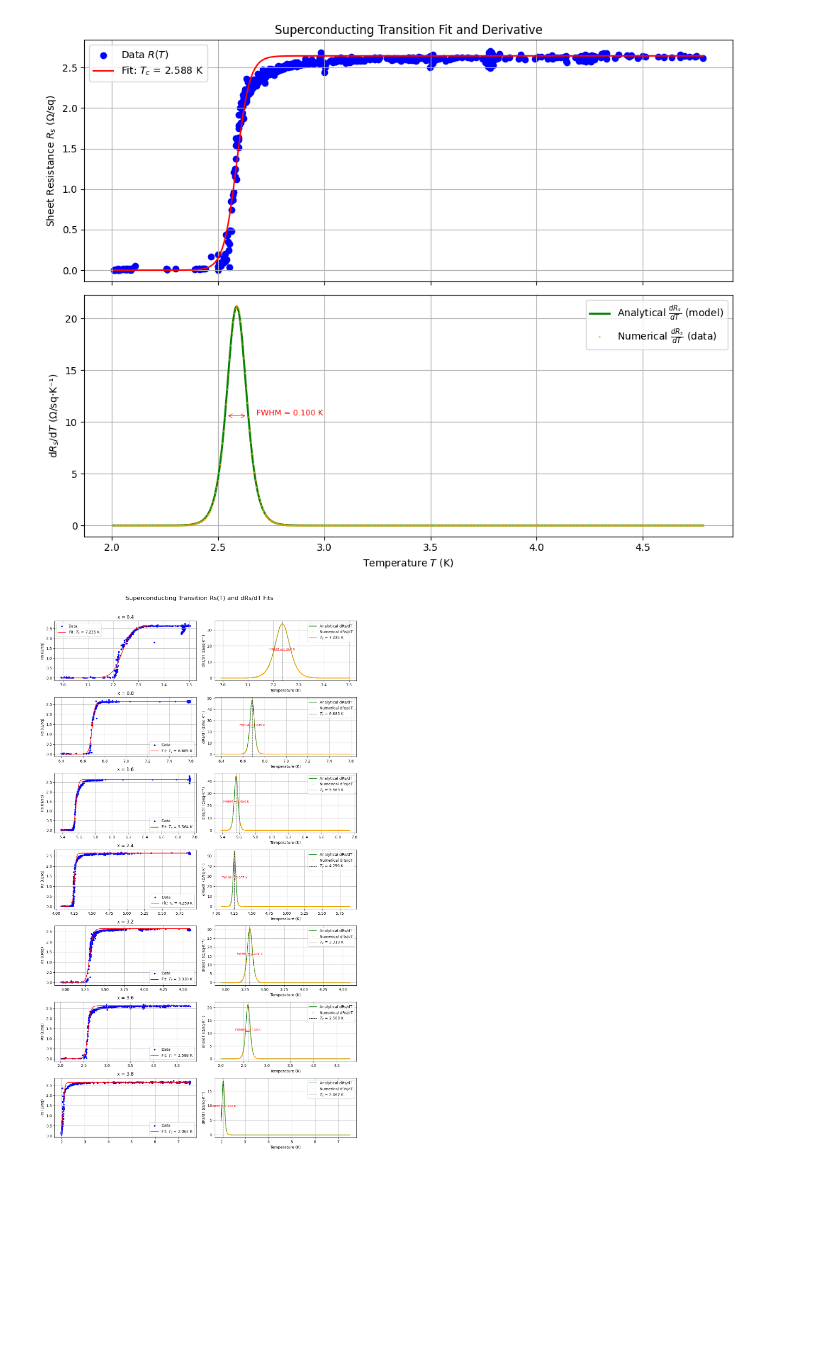
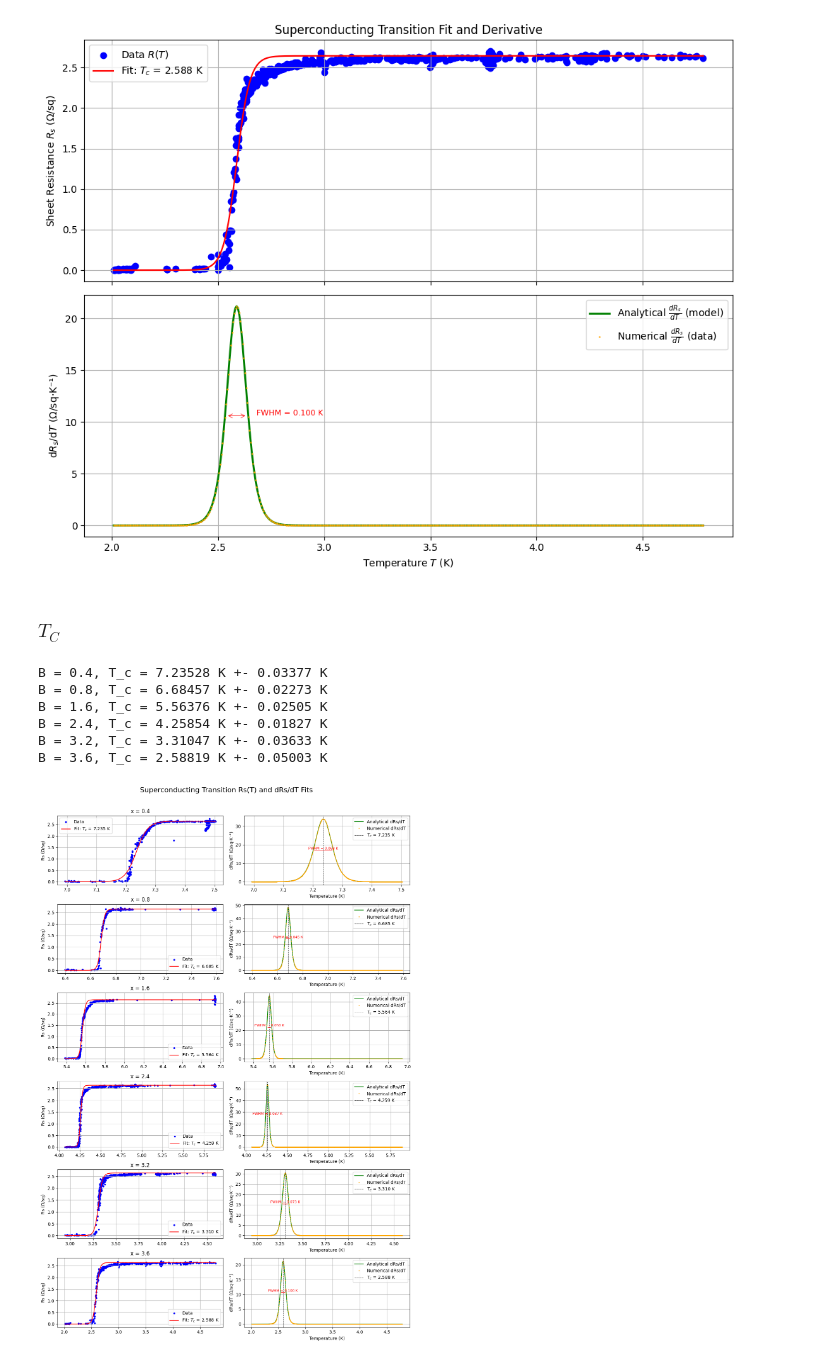
Before and after one commit to gamberoillecito/Nb-Characterization, a Jupyter notebook: SUPERCONDUCTIVITY/SC.ipynb, the cells around one changed output. Drawn from its saved outputs; the diff is of its cells as text; code cells hidden in the pictures; blank space fills up the shorter version.

```diff
--- a/SUPERCONDUCTIVITY/SC.ipynb
+++ b/SUPERCONDUCTIVITY/SC.ipynb
@@ -261,7 +261,7 @@ for i, x in enumerate(B_vals):
     Tf_interpolated = interp_func(R_norm_plot_grid)
 
     # Plot the interpolated curve: x-axis is Tf_interpolated, y-axis is R_norm_plot_grid
-    ax_r.plot(Tf_interpolated, R_norm_plot_grid, color='red', linestyle='-', linewidth=2, label="Linear Interpolation")
+    #ax_r.plot(Tf_interpolated, R_norm_plot_grid, color='red', linestyle='-', linewidth=2, label="Linear Interpolation")
     ax_r.scatter(Tf, R_norm, color='blue', s=10, label="Data")
     ax_r.axhline(y=threshold_10, color='r', linestyle='--', alpha=0.7, label='10%')
     ax_r.axhline(y=threshold_50, color='g', linestyle='--', alpha=0.7, label='50%')
@@ -939,9 +1233,26 @@ plt.tight_layout()
 plt.show()
 # %% [output]
 [figure]
+# %% [markdown]
+### $T_C$
 # %%
+from scipy.optimize import curve_fit
+
+Rho_0 = 2.6427
+
+Tc_vals_FD = []
+Tc_uncertainties_FD = []
+
+# Fermi-Dirac like function for superconducting transition
+def FD_model(T, T_c, delta_T):
+    return Rho_0 / (1 + np.exp(-(T - T_c) / delta_T))
+
+def dR_dT_FD(T, T_c, delta_T):
+    exp_term = np.exp(-(T - T_c) / delta_T)
+    return (Rho_0 / delta_T) * (exp_term / (1 + exp_term)**2)
+
 # --- X values from your original dataset names ---
-x_vals = [0.4, 0.8, 1.6, 2.4, 3.2, 3.6, 3.8]
+x_vals = [0.4, 0.8, 1.6, 2.4, 3.2, 3.6]
 
 # --- Plotting ---
 fig, axs = plt.subplots(len(x_vals), 2, figsize=(12, 3 * len(x_vals)), sharex=False)
@@ -993,6 +1304,9 @@ for i, x in enumerate(x_vals):
     T_fwhm = Tf_valid[dRs_fit > half_max]
     FWHM = T_fwhm.max() - T_fwhm.min() if len(T_fwhm) > 1 else np.nan
 
+    Tc_vals_FD.append(T_c_fit)
+    Tc_uncertainties_FD.append(FWHM / 2)
+
     # --- Plot Rs(T) ---
     ax_r = axs[i, 0]
     ax_r.scatter(Tf_sorted, Rs_sorted, color='blue', s=10, label="Data")
@@ -1002,31 +1316,39 @@ for i, x in enumerate(x_vals):
     ax_r.legend()
     ax_r.grid(True)
 
     # --- Plot dRs/dT ---
     ax_d = axs[i, 1]
     ax_d.plot(Tf_valid, dRs_fit, label="Analytical dRs/dT", color='green')
     ax_d.plot(Tf_valid, dRs_numeric_valid, '.', label="Numerical dRs/dT", color='orange', markersize=2)
 
 
     filtered_data[f'T_{x}'] = [ T_c_fit, delta_T_fit]
 
     # Draw FWHM arrow
     ax_d.annotate(
         '',
         xy=(T_fwhm.min(), half_max),
         xytext=(T_fwhm.max(), half_max),
         arrowprops=dict(arrowstyle='-', color='red', linewidth=1)
     )
     ax_d.text((T_fwhm.min() + T_fwhm.max()) / 2, half_max + 0.1, f"FWHM = {FWHM:.3f} K",
               ha='center', va='bottom', fontsize=8, color='red')
 
     ax_d.axvline(T_c_fit, color='black', linestyle='--', linewidth=0.8, label=f"$T_c$ = {T_c_fit:.3f} K")
     ax_d.set_xlabel("Temperature (K)")
     ax_d.set_ylabel("dRs/dT (Ω/sq·K⁻¹)")
     ax_d.grid(True)
     ax_d.legend()
 
+    print(f"B = {x}, T_c = {T_c_fit:.5f} K +- {FWHM/2:.5f} K")
+
 plt.tight_layout(rect=[0, 0, 1, 0.97])
 plt.show()
 # %% [output]
+B = 0.4, T_c = 7.23528 K +- 0.03377 K
+B = 0.8, T_c = 6.68457 K +- 0.02273 K
+B = 1.6, T_c = 5.56376 K +- 0.02505 K
+B = 2.4, T_c = 4.25854 K +- 0.01827 K
+B = 3.2, T_c = 3.31047 K +- 0.03633 K
+B = 3.6, T_c = 2.58819 K +- 0.05003 K
-[figure, old version]
+[figure, new version]
```
Also changed, not shown: parts of 27 cells of this notebook, 1 other file.
